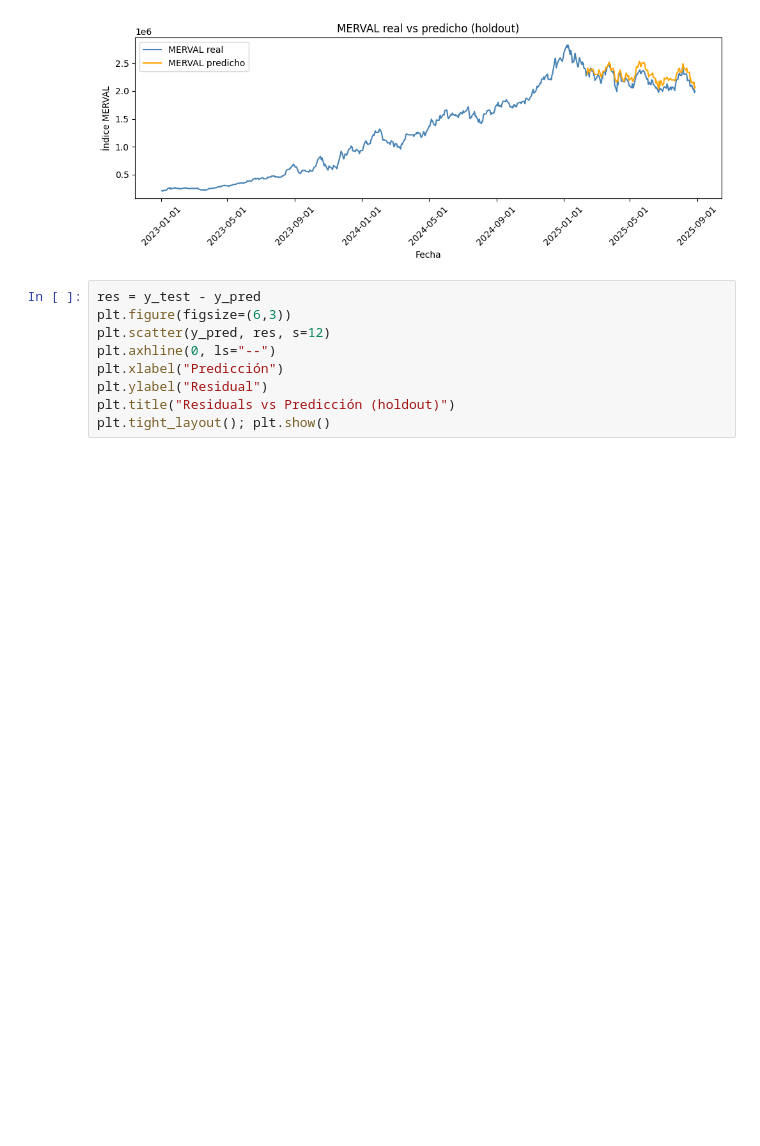
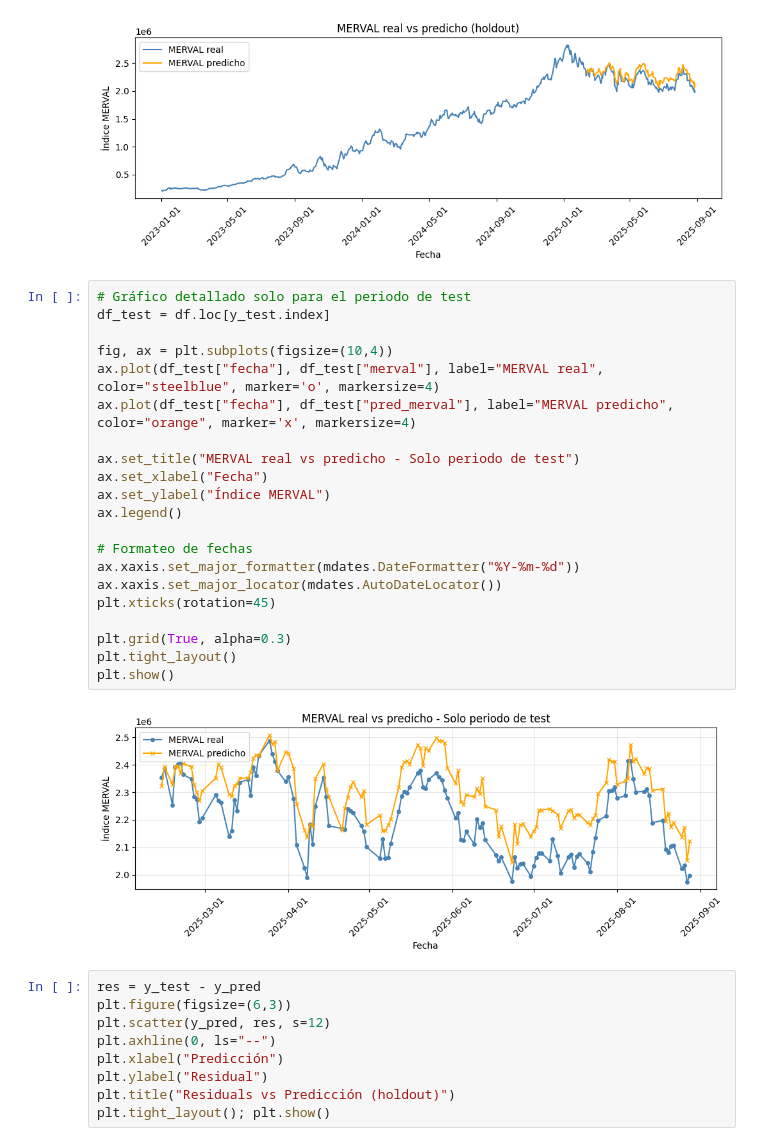
Before and after one commit to IanLink95/series_temporales_2025, a Jupyter notebook: modelos/lightgbm_v3.ipynb, the cells around one changed output. Cells and saved outputs as stored; diff of their text form; blank space fills up the shorter version.

```diff
--- a/modelos/lightgbm_v3.ipynb
+++ b/modelos/lightgbm_v3.ipynb
@@ -260,6 +259,29 @@ plt.tight_layout()
 plt.show()
 # %% [output]
 [figure]
+# %%
+# Gráfico detallado solo para el periodo de test
+df_test = df.loc[y_test.index]
+
+fig, ax = plt.subplots(figsize=(10,4))
+ax.plot(df_test["fecha"], df_test["merval"], label="MERVAL real", color="steelblue", marker='o', markersize=4)
+ax.plot(df_test["fecha"], df_test["pred_merval"], label="MERVAL predicho", color="orange", marker='x', markersize=4)
+
+ax.set_title("MERVAL real vs predicho - Solo periodo de test")
+ax.set_xlabel("Fecha")
+ax.set_ylabel("Índice MERVAL")
+ax.legend()
+
+# Formateo de fechas
+ax.xaxis.set_major_formatter(mdates.DateFormatter("%Y-%m-%d"))
+ax.xaxis.set_major_locator(mdates.AutoDateLocator())
+plt.xticks(rotation=45)
+
+plt.grid(True, alpha=0.3)
+plt.tight_layout()
+plt.show()
+# %% [output]
+[figure, added]
 # %%
 res = y_test - y_pred
 plt.figure(figsize=(6,3))
```
Also changed, not shown: parts of 4 cells of this notebook, 4 other files.
